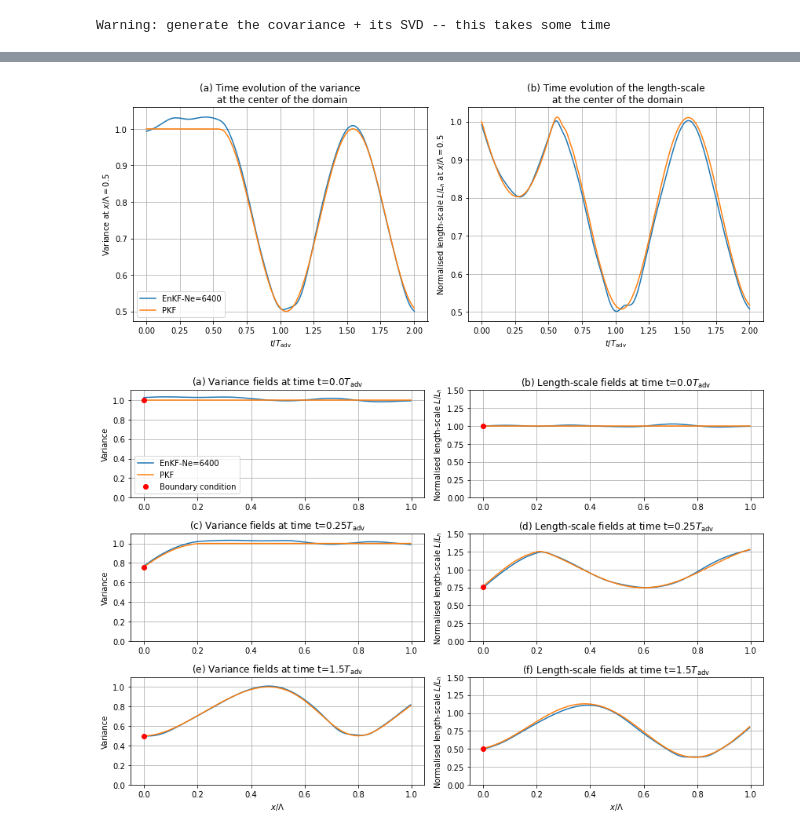
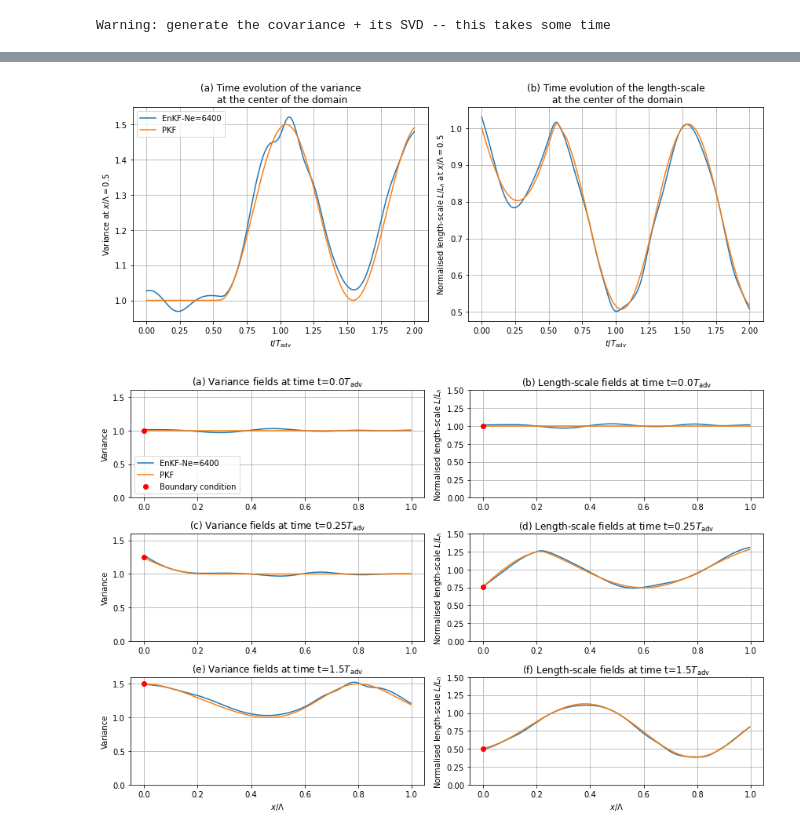
Before and after one commit to opannekoucke/pkf-boundary, a Jupyter notebook: notebooks/article-boundary-pkf-advection.ipynb, the cells around one changed output, grey strips where cells are left out. Cells and saved outputs as stored; diff of their text form; code cells hidden in the pictures.

```diff
--- a/notebooks/article-boundary-pkf-advection.ipynb
+++ b/notebooks/article-boundary-pkf-advection.ipynb
@@ -83,7 +83,7 @@ V0 = 1
 
 Lt0 = lambda t : Lt*(0.75 + 0.25*np.cos(2*np.pi*t/T_adv))
 
-Vt0 = lambda t : V0*(0.75 + 0.25*np.cos(2*np.pi*t/T_adv))
+Vt0 = lambda t : V0*(1.25 - 0.25*np.cos(2*np.pi*t/T_adv))
 
 temporal_variances = np.array([Vt0(t) for t in times_imp])
 temporal_scales = np.array([Lt0(t) for t in times_imp])
@@ -154,7 +159,7 @@ def plot_compare_at_t(t):
     plt.subplot(132)
     plt.plot(model._x, heterogeneous_enkf_experiment.variances[t], label='EnKF-Ne={}'.format(heterogeneous_enkf_experiment.Ne))
     plt.plot(model._x, pkf_traj[t][1], label='PKF')
-    plt.ylim(0,1.1)
+    plt.ylim(0,1.6)
     plt.title(f"Standard deviation fields at time t={t/T_adv:1.2}"+"$T_{adv}$")
     plt.legend()
 
@@ -207,33 +212,33 @@ if plot:
     plt.figure(figsize=(12,8))
 
     for i in range(3):
         index = plot_times[i]
         plt.subplot(321 + 2*i)
         plt.plot(model._x, heterogeneous_enkf_experiment.variances[saved_times[index]], label='EnKF-Ne={}'.format(heterogeneous_enkf_experiment.Ne))
         plt.plot(model._x, pkf_traj[saved_times[index]][1], label='PKF')
         plt.plot(0, pkf_bx0(saved_times[index])[1], 'ro', label='Boundary condition')
-        plt.ylim(0,1.1)
+        plt.ylim(0,1.6)
         plt.title("("+letters[2*i]+")"+f" Variance fields at time t={saved_times[index]/T_adv:1.2}"+"$T_{\mathrm{adv}}$")
         plt.ylabel('Variance')
         if i==0:
             plt.legend()
         if i==2:
             plt.xlabel("$x/\Lambda$")
         plt.grid()
 
         plt.subplot(322 + 2*i)
         plt.plot(model.x, heterogeneous_enkf_experiment.length_scales[saved_times[index]]/Lx,label=f'EnKF-Ne={heterogeneous_enkf_experiment.Ne}')
         plt.plot(model.x, np.sqrt(pkf_traj[saved_times[index]][2])/Lx,label='PKF')
         plt.plot(0, np.sqrt(pkf_bx0(saved_times[index])[2])/Lx, 'ro')
         plt.ylim(0,1.5)
         plt.title("("+letters[2*i+1]+")"+f" Length-scale fields at time t={saved_times[index]/T_adv:1.2}"+'$T_{\mathrm{adv}}$')
         plt.ylabel('Normalised length-scale $L/L_h$')
         if i==2:
             plt.xlabel("$x/\Lambda$")
         plt.grid()
 
     plt.tight_layout()
     plt.savefig('../figures/PKF-heterogeneous-advection-dirichlet-time-comparison.pdf')
 # %% [output]
-[figure, old version]
+[figure, new version]
-[figure, old version]
+[figure, new version]
```
Also changed, not shown: parts of 2 cells of this notebook, 2 other files.
